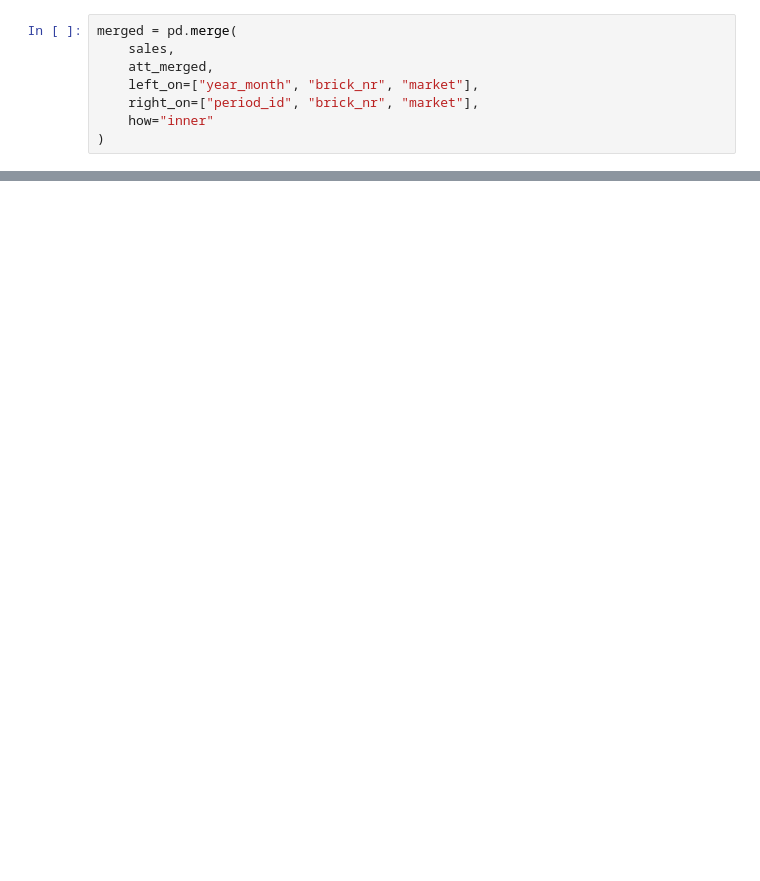
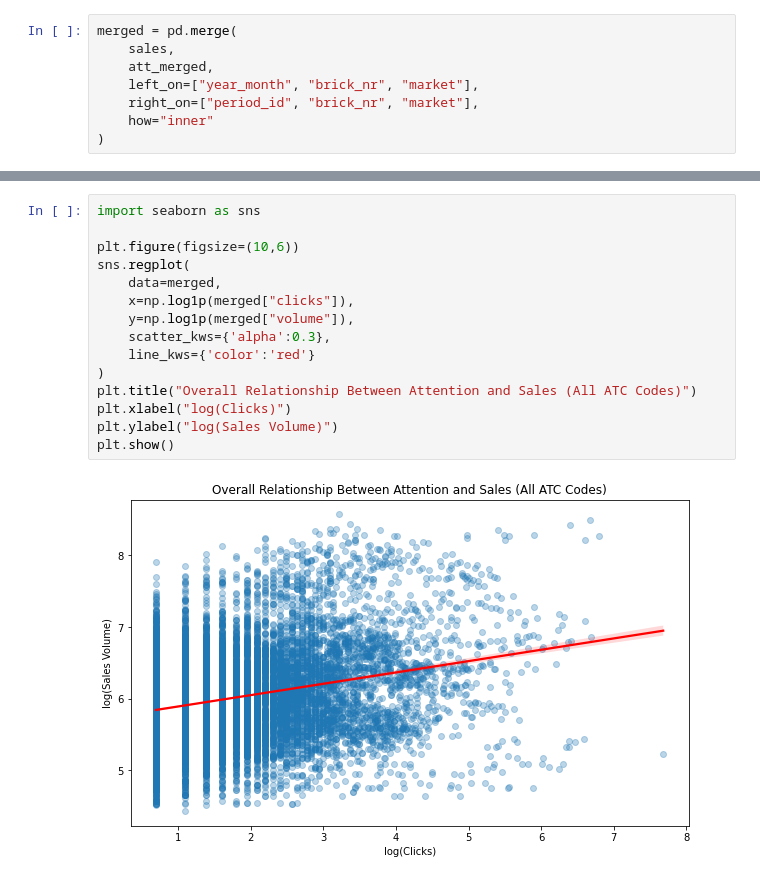
Before and after one commit to sille97/bigdata, a Jupyter notebook: code/eda.ipynb, the cells around one changed output, grey strips where cells are left out. Cells and saved outputs as stored; diff of their text form; blank space fills up the shorter version.

```diff
--- a/code/eda.ipynb
+++ b/code/eda.ipynb
@@ -438,0 +466,17 @@ plt.show()
+# %%
+import seaborn as sns
+
+plt.figure(figsize=(10,6))
+sns.regplot(
+    data=merged,
+    x=np.log1p(merged["clicks"]),
+    y=np.log1p(merged["volume"]),
+    scatter_kws={'alpha':0.3},
+    line_kws={'color':'red'}
+)
+plt.title("Overall Relationship Between Attention and Sales (All ATC Codes)")
+plt.xlabel("log(Clicks)")
+plt.ylabel("log(Sales Volume)")
+plt.show()
+# %% [output]
+[figure, added]
```
Also changed, not shown: parts of 15 cells of this notebook, 1 other file.
